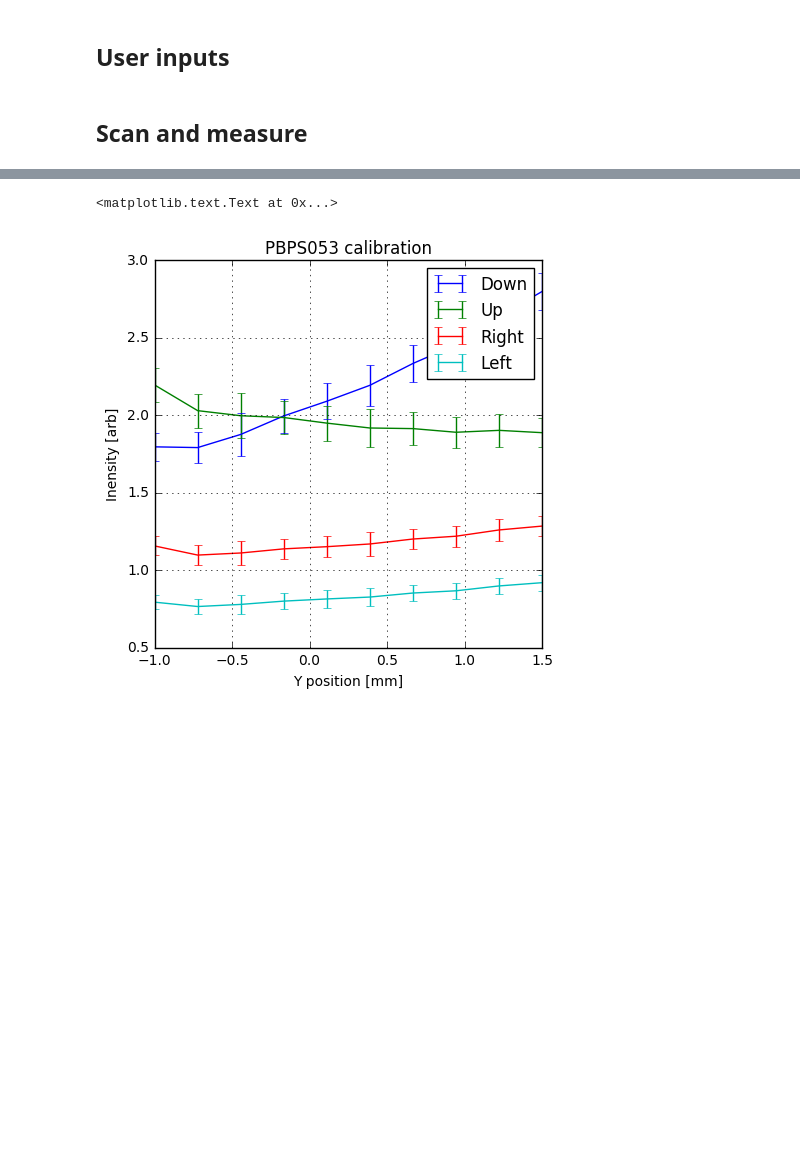
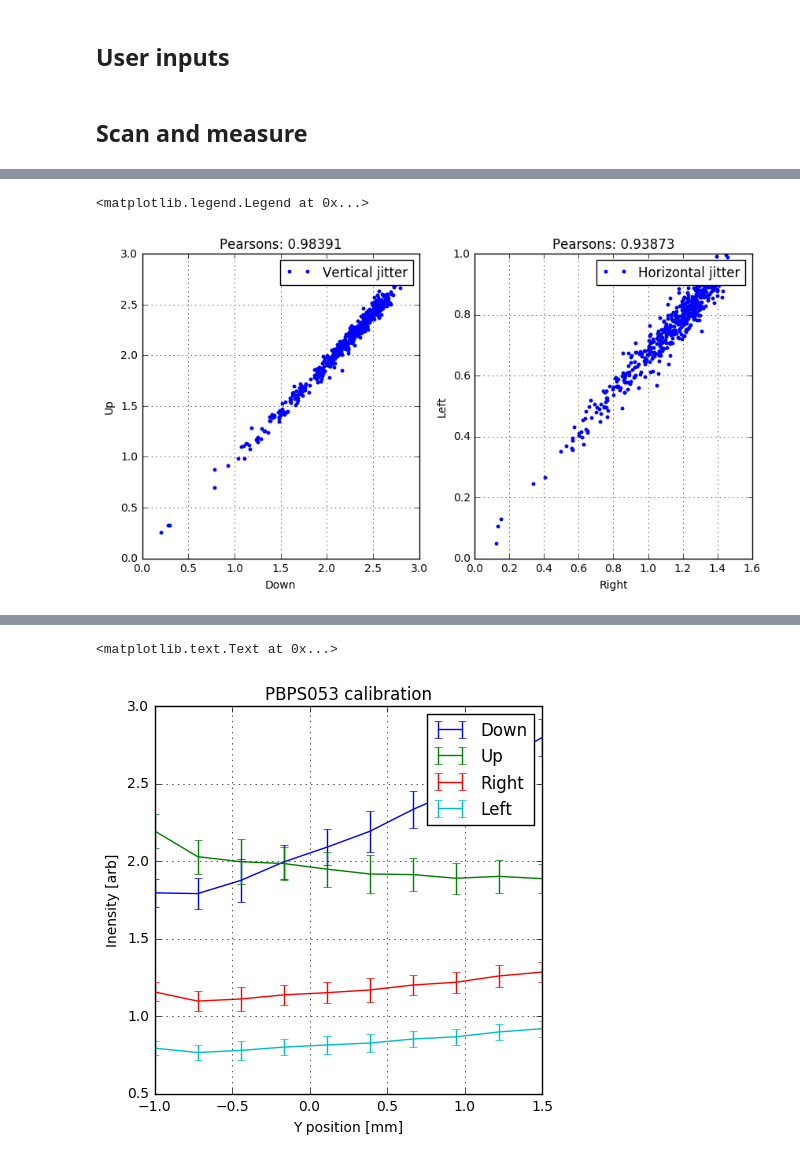
Before and after one commit to arrellc/PhotonDiagControl, a Jupyter notebook: Beamline/PBPS053_calibrate.ipynb, the cells around one changed output, grey strips where cells are left out. Saved outputs shown, nothing was run; the diff lists cells and outputs as text; code cells hidden in the pictures; blank space fills up the shorter version.

```diff
--- a/Beamline/PBPS053_calibrate.ipynb
+++ b/Beamline/PBPS053_calibrate.ipynb
@@ -147,0 +178,2 @@ scan_I_mean.shape
+# %%
+scan_I_all, jitter_horz, jitter_vert = PBPS_get_data_bs(channels, numShots)
@@ -147,0 +185,19 @@ scan_I_mean.shape
+# %%
+plt.figure(figsize=[10,5])
+plt.subplot(121)
+plt.title("Pearsons: %.5f"%np.corrcoef(scan_I_all[0,0,:],scan_I_all[0,1,:],)[1,0]**2)
+plt.plot(scan_I_all[0,0,:],scan_I_all[0,1,:],'.', label = 'Vertical jitter')
+plt.xlabel(channel_names[0])
+plt.ylabel(channel_names[1])
+plt.legend()
+plt.grid(True)
+plt.subplot(122)
+plt.title("Pearsons: %.5f"%np.corrcoef(scan_I_all[0,2,:],scan_I_all[0,3,:],)[1,0]**2)
+plt.plot(scan_I_all[0,2,:],scan_I_all[0,3,:],'.', label = 'Horizontal jitter')
+plt.xlabel(channel_names[2])
+plt.ylabel(channel_names[3])
+plt.grid(True)
+plt.legend()
+# %% [output]
+<matplotlib.legend.Legend at 0x...>
+[figure, added]
```
Also changed, not shown: parts of 8 cells of this notebook, 3 other files.
